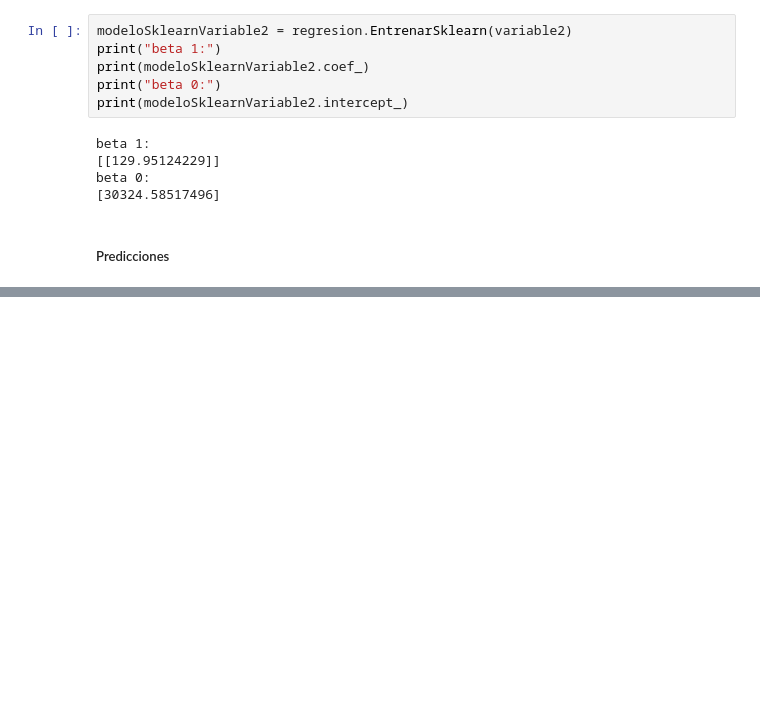
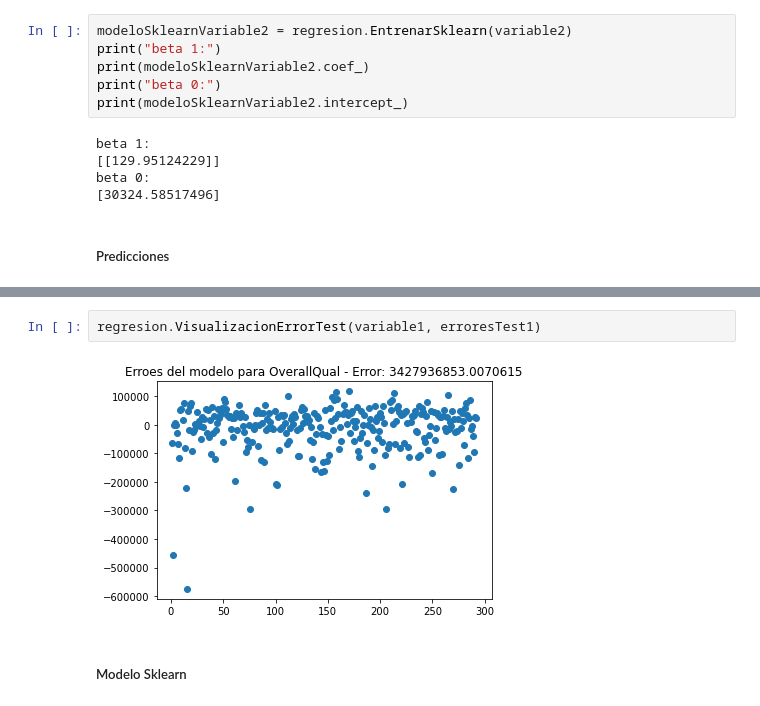
Before and after one commit to duartefrancisco/SLI-Proyecto1, a Jupyter notebook: Proyecto.ipynb, the cells around one changed output, grey strips where cells are left out. Drawn from its saved outputs; the diff is of its cells as text; blank space fills up the shorter version.

```diff
--- a/Proyecto.ipynb
+++ b/Proyecto.ipynb
@@ -245,0 +269,6 @@ regresion.PrediccionesTest(variable2, modelosVariable1[0])
+# %%
+regresion.VisualizacionErrorTest(variable1, erroresTest1)
+# %% [output]
+[figure, added]
+# %% [markdown]
+##### Modelo Sklearn
```
Also changed, not shown: parts of 32 cells of this notebook.
